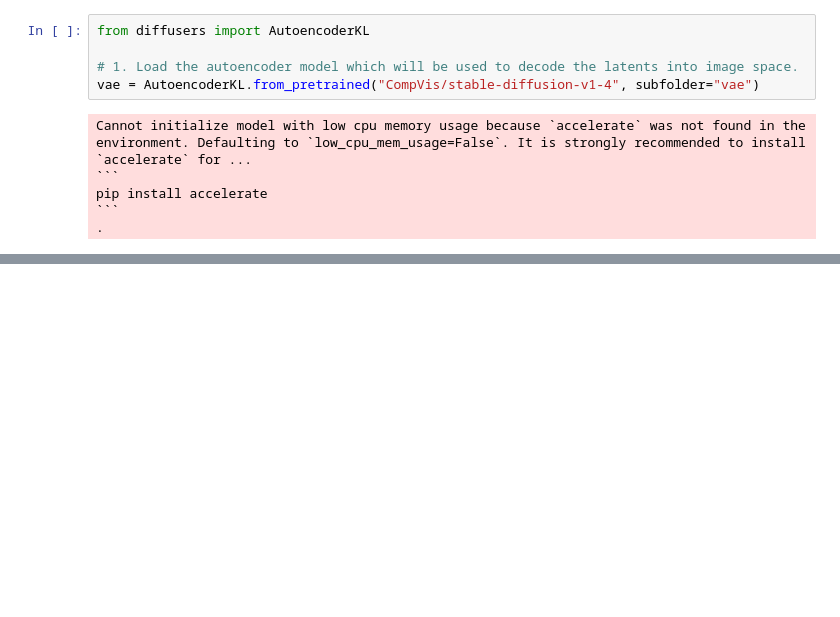
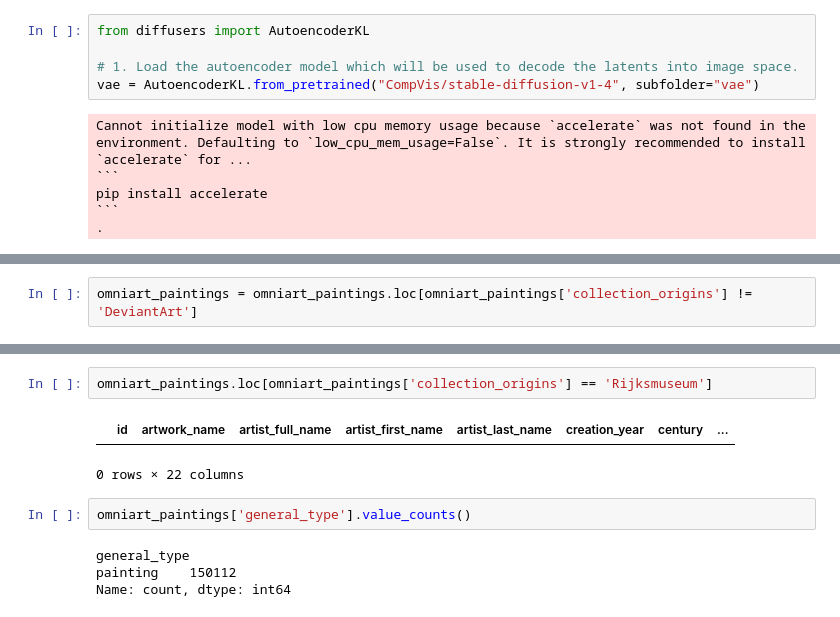
Before and after one commit to centre-for-humanities-computing/art-multimodal-benchmark, a Jupyter notebook: omniart_expl.ipynb, the cells around one changed output, grey strips where cells are left out. Saved outputs shown, nothing was run; the diff lists cells and outputs as text; blank space fills up the shorter version.

```diff
--- a/omniart_expl.ipynb
+++ b/omniart_expl.ipynb
@@ -108,0 +159,2 @@ ou
+# %%
+omniart_paintings = omniart_paintings.loc[omniart_paintings['collection_origins'] != 'DeviantArt']
@@ -108,0 +171,11 @@ ou
+# %%
+omniart_paintings.loc[omniart_paintings['collection_origins'] == 'Rijksmuseum']
+# %% [output]
+|  | id | artwork_name | artist_full_name | artist_first_name | artist_last_name | creation_year | century | ... |
+0 rows × 22 columns
+# %%
+omniart_paintings['general_type'].value_counts()
+# %% [output]
+general_type
+painting    150112
+Name: count, dtype: int64
```
Also changed, not shown: parts of 22 cells of this notebook, 1 other file.
